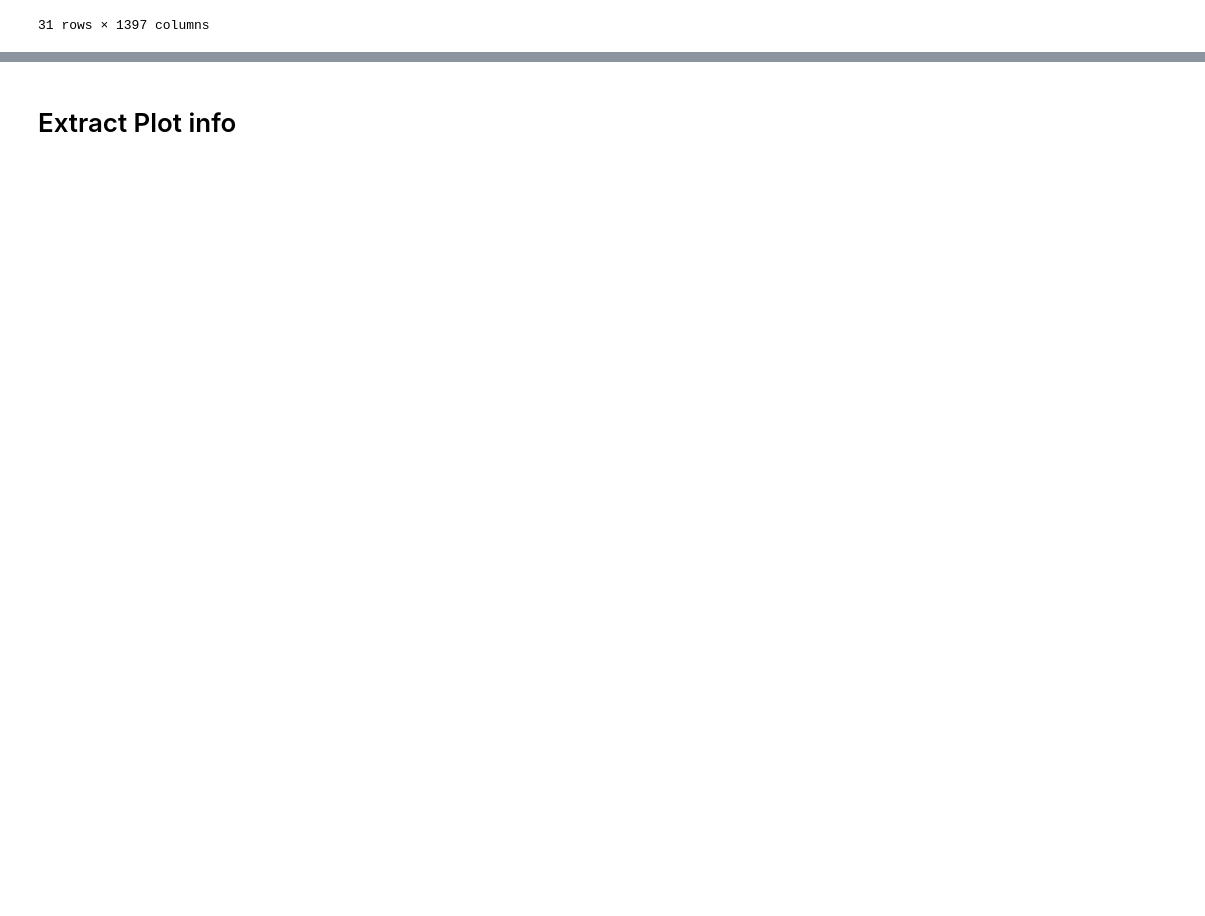
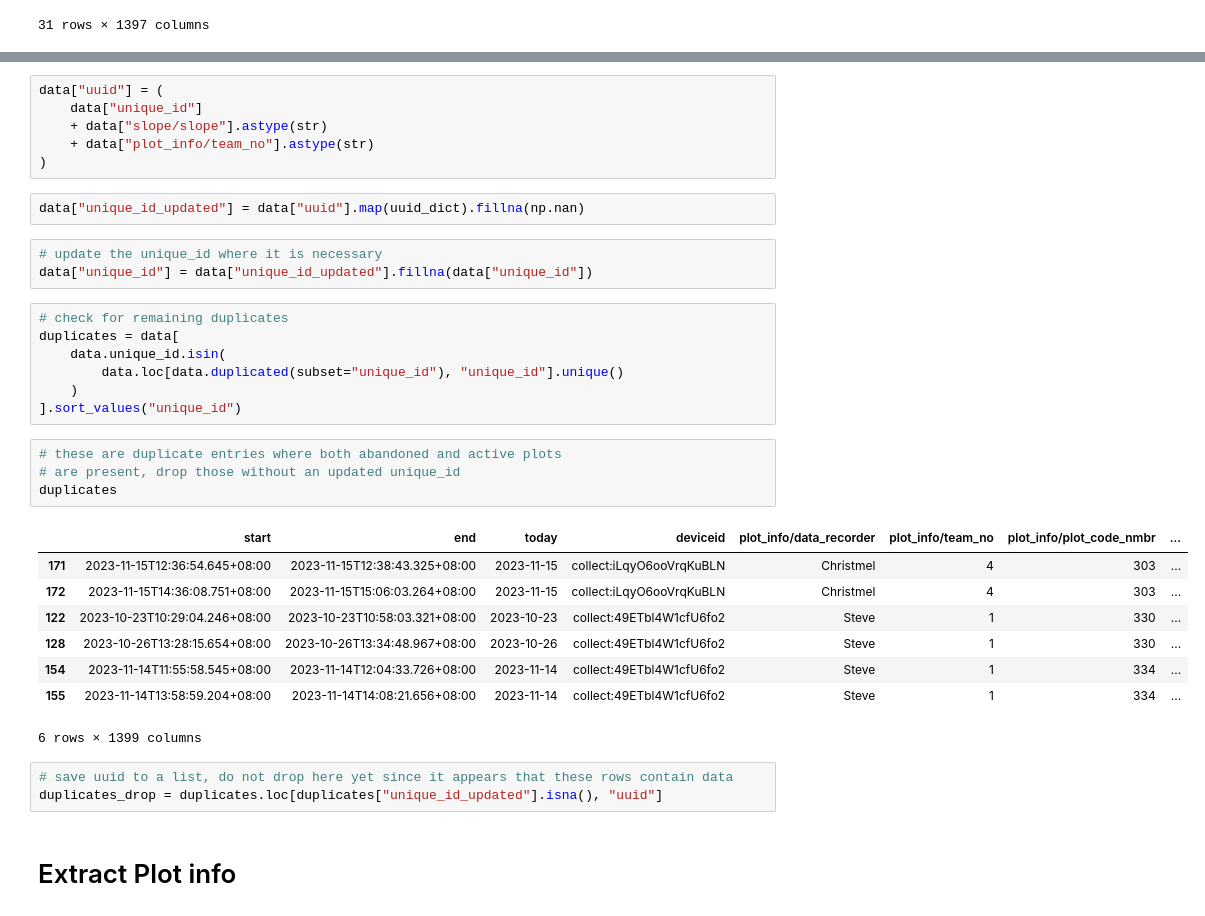
Before and after one commit to rnvllflores/ERRCalculator, a Jupyter notebook: notebooks/01_biomass_inventory/01_export_load_carbon_pools.ipynb, the cells around one changed output, grey strips where cells are left out. Cells and saved outputs as stored; diff of their text form; blank space fills up the shorter version.

Commit message:
Add plot id deduplication

```diff
--- a/notebooks/01_biomass_inventory/01_export_load_carbon_pools.ipynb
+++ b/notebooks/01_biomass_inventory/01_export_load_carbon_pools.ipynb
@@ -141,3 +210,37 @@ data[
+# %%
+data["uuid"] = (
+    data["unique_id"]
+    + data["slope/slope"].astype(str)
+    + data["plot_info/team_no"].astype(str)
+)
+# %%
+data["unique_id_updated"] = data["uuid"].map(uuid_dict).fillna(np.nan)
+# %%
+# update the unique_id where it is necessary
+data["unique_id"] = data["unique_id_updated"].fillna(data["unique_id"])
+# %%
+# check for remaining duplicates
+duplicates = data[
+    data.unique_id.isin(
+        data.loc[data.duplicated(subset="unique_id"), "unique_id"].unique()
+    )
+].sort_values("unique_id")
+# %%
+# these are duplicate entries where both abandoned and active plots
+# are present, drop those without an updated unique_id
+duplicates
+# %% [output]
+|  | start | end | today | deviceid | plot_info/data_recorder | plot_info/team_no | plot_info/plot_code_nmbr | ... |
+| 171 | 2023-11-15T12:36:54.645+08:00 | 2023-11-15T12:38:43.325+08:00 | 2023-11-15 | collect:iLqyO6ooVrqKuBLN | Christmel | 4 | 303 | ... |
+| 172 | 2023-11-15T14:36:08.751+08:00 | 2023-11-15T15:06:03.264+08:00 | 2023-11-15 | collect:iLqyO6ooVrqKuBLN | Christmel | 4 | 303 | ... |
+| 122 | 2023-10-23T10:29:04.246+08:00 | 2023-10-23T10:58:03.321+08:00 | 2023-10-23 | collect:49ETbl4W1cfU6fo2 | Steve | 1 | 330 | ... |
+| 128 | 2023-10-26T13:28:15.654+08:00 | 2023-10-26T13:34:48.967+08:00 | 2023-10-26 | collect:49ETbl4W1cfU6fo2 | Steve | 1 | 330 | ... |
+| 154 | 2023-11-14T11:55:58.545+08:00 | 2023-11-14T12:04:33.726+08:00 | 2023-11-14 | collect:49ETbl4W1cfU6fo2 | Steve | 1 | 334 | ... |
+| 155 | 2023-11-14T13:58:59.204+08:00 | 2023-11-14T14:08:21.656+08:00 | 2023-11-14 | collect:49ETbl4W1cfU6fo2 | Steve | 1 | 334 | ... |
+6 rows × 1399 columns
+# %%
+# save uuid to a list, do not drop here yet since it appears that these rows contain data
+duplicates_drop = duplicates.loc[duplicates["unique_id_updated"].isna(), "uuid"]
 # %% [markdown]
 # Extract Plot info
 # %%
```
Also changed, not shown: parts of 15 cells of this notebook, 1 other file.
